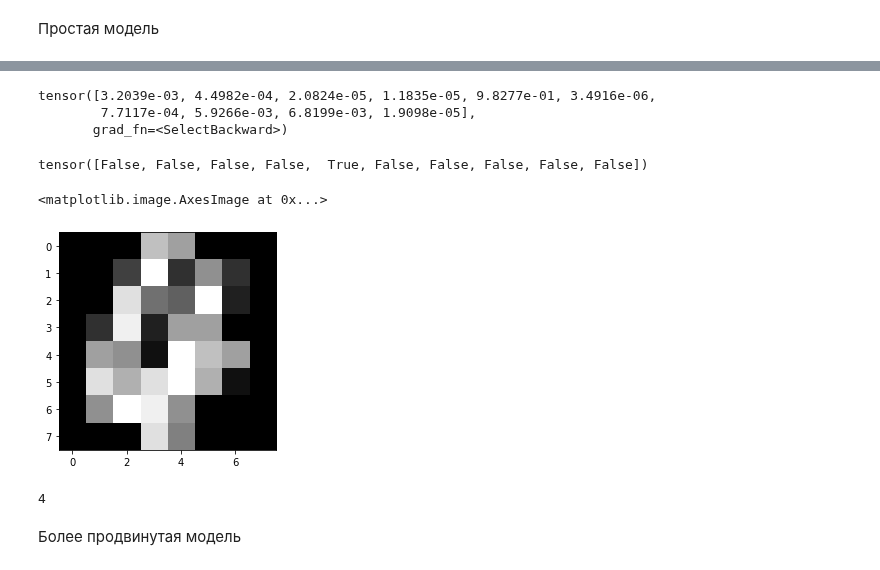
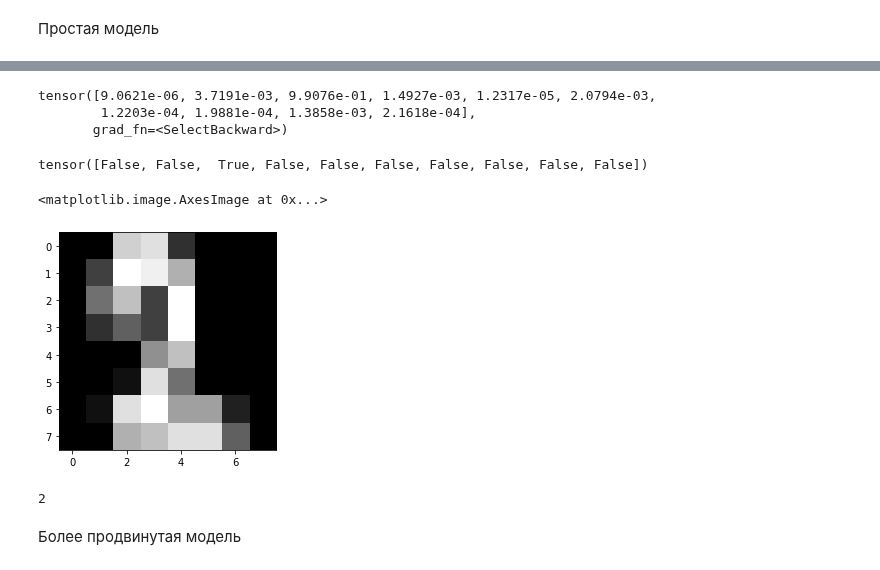
Before and after one commit to V-Marco/intro_to_ml_py, a Jupyter notebook: lesson_12/neural_networks_cifar.ipynb, the cells around one changed output, grey strips where cells are left out. Drawn from its saved outputs; the diff is of its cells as text; code cells hidden in the pictures.

```diff
--- a/lesson_12/neural_networks_cifar.ipynb
+++ b/lesson_12/neural_networks_cifar.ipynb
@@ -157,22 +173,21 @@ y_test[0]
 # %%
-output_probabilities[100]
+output_probabilities[43]
 # %% [output]
-tensor([3.2039e-03, 4.4982e-04, 2.0824e-05, 1.1835e-05, 9.8277e-01, 3.4916e-06,
-        7.7117e-04, 5.9266e-03, 6.8199e-03, 1.9098e-05],
+tensor([9.0621e-06, 3.7191e-03, 9.9076e-01, 1.4927e-03, 1.2317e-05, 2.0794e-03,
+        1.2203e-04, 1.9881e-04, 1.3858e-03, 2.1618e-04],
        grad_fn=<SelectBackward>)
-# %%
-
-output_probabilities[100] == max(output_probabilities[100])
-# %% [output]
-tensor([False, False, False, False,  True, False, False, False, False, False])
+# %%
+output_probabilities[43] == max(output_probabilities[43])
+# %% [output]
+tensor([False, False,  True, False, False, False, False, False, False, False])
 # %%
-plt.imshow(X_test[100, :].reshape(8, 8))
+plt.imshow(X_test[43, :].reshape(8, 8))
 # %% [output]
 <matplotlib.image.AxesImage at 0x...>
-[figure, old version]
+[figure, new version]
 # %%
-y_test[100]
+y_test[43]
 # %% [output]
-4
+2
 # %% [markdown]
 Более продвинутая модель
```
Also changed, not shown: parts of 16 cells of this notebook.
